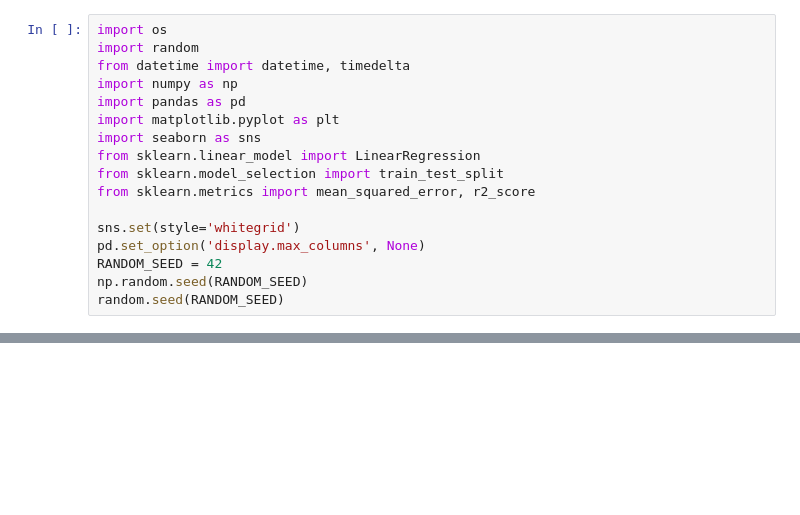
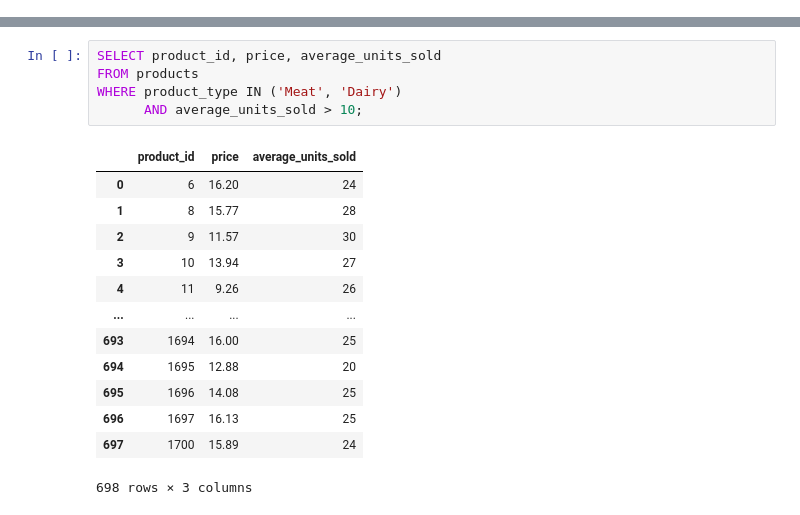
Before and after one commit to sankalptirpudeex-gif/datacamp-sql-data-analyst-associate, a Jupyter notebook: notebook.ipynb, the cells around one changed output, grey strips where cells are left out. Saved outputs shown, nothing was run; the diff lists cells and outputs as text; blank space fills up the shorter version.

```diff
--- a/notebook.ipynb
+++ b/notebook.ipynb
@@ -7,17 +0,0 @@ This notebook performs a complete end-to-end analysis for a grocery store chain
-# %%
-import os
-import random
-from datetime import datetime, timedelta
-import numpy as np
-import pandas as pd
-import matplotlib.pyplot as plt
-import seaborn as sns
-from sklearn.linear_model import LinearRegression
-from sklearn.model_selection import train_test_split
-from sklearn.metrics import mean_squared_error, r2_score
-
-sns.set(style='whitegrid')
-pd.set_option('display.max_columns', None)
-RANDOM_SEED = 42
-np.random.seed(RANDOM_SEED)
-random.seed(RANDOM_SEED)
@@ -234,0 +112,19 @@ print('Notebook finished.')
+# %%
+SELECT product_id, price, average_units_sold
+FROM products
+WHERE product_type IN ('Meat', 'Dairy')
+	  AND average_units_sold > 10;
+# %% [output]
+|  | product_id | price | average_units_sold |
+| 0 | 6 | 16.20 | 24 |
+| 1 | 8 | 15.77 | 28 |
+| 2 | 9 | 11.57 | 30 |
+| 3 | 10 | 13.94 | 27 |
+| 4 | 11 | 9.26 | 26 |
+| ... | ... | ... | ... |
+| 693 | 1694 | 16.00 | 25 |
+| 694 | 1695 | 12.88 | 20 |
+| 695 | 1696 | 14.08 | 25 |
+| 696 | 1697 | 16.13 | 25 |
+| 697 | 1700 | 15.89 | 24 |
+698 rows × 3 columns
```
Also changed, not shown: parts of 30 cells of this notebook.
